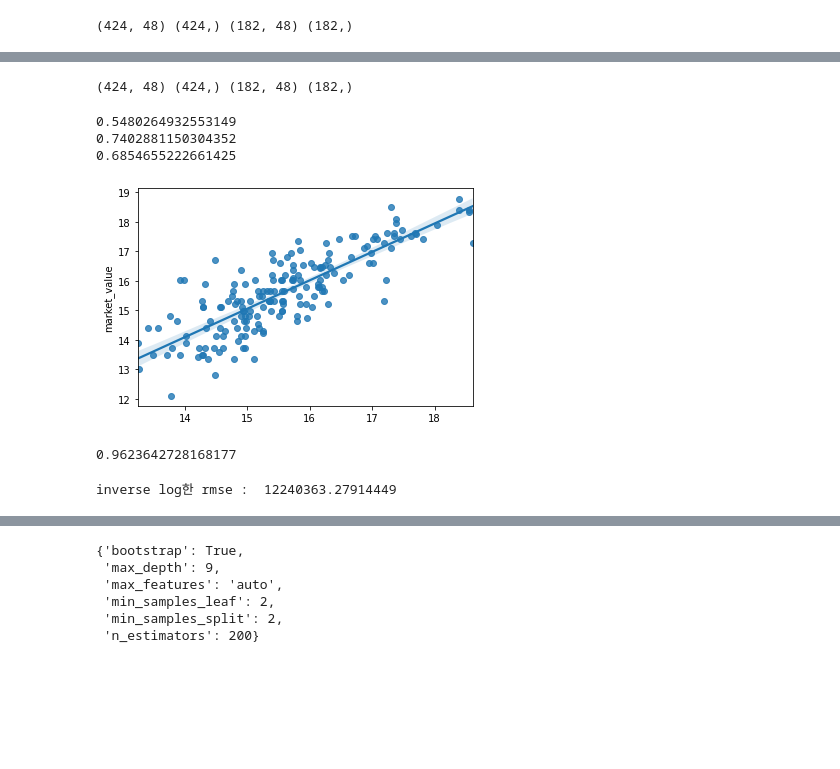
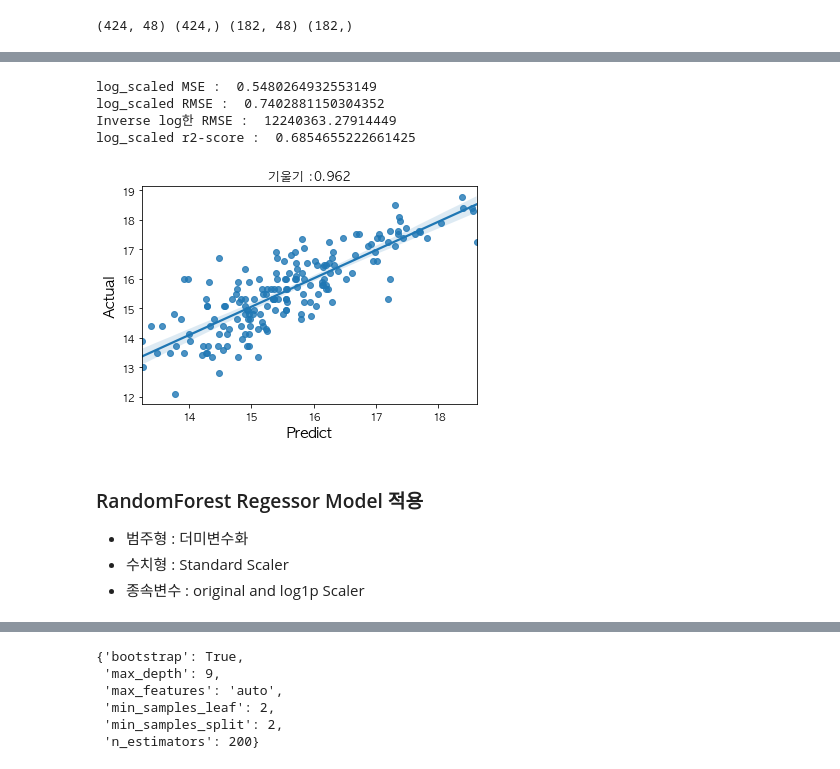
Before and after one commit to dss-17th/reg-repo-8, a Jupyter notebook: modeling_attack.ipynb, the cells around one changed output, grey strips where cells are left out. Saved outputs shown, nothing was run; the diff lists cells and outputs as text; code cells hidden in the pictures; blank space fills up the shorter version.

```diff
--- a/modeling_attack.ipynb
+++ b/modeling_attack.ipynb
@@ -133,30 +173,25 @@ print(f1[0], f2[0], f3[0])
 log_dfy = np.log1p(model_df['market_value'])
 
 train_X, test_X, train_y, test_y = train_test_split(ss_dfX0, log_dfy, test_size=0.3, random_state=3)
-print(train_X.shape, train_y.shape, test_X.shape, test_y.shape)
-# %% [output]
-(424, 48) (424,) (182, 48) (182,)
 # %%
 model_log = LinearRegression(fit_intercept=True).fit(train_X, train_y)
 pred_log = model_log.predict(test_X)
+f = np.polyfit(pred_log, test_y, deg=1)
 
-print(mean_squared_error(test_y, pred_log))
-print(np.sqrt(mean_squared_error(test_y, pred_log)))
-print(r2_score(test_y, pred_log))
+print("log_scaled MSE : ", mean_squared_error(test_y, pred_log))
+print("log_scaled RMSE : ",np.sqrt(mean_squared_error(test_y, pred_log)))
+print("Inverse log한 RMSE : ", np.sqrt(np.sum((((np.exp(test_y) -1) - (np.exp(pred_log) -1))**2)) / len(test_y)))
+print("log_scaled r2-score : ",r2_score(test_y, pred_log))
+
+sns.regplot(x=pred_log, y=test_y)
+plt.title(f"기울기 :{f[0].round(3)}")
+plt.xlabel('Predict', fontsize=15)
+plt.ylabel("Actual", fontsize=15)
+
+plt.show()
 # %% [output]
-0.5480264932553149
-0.7402881150304352
-0.6854655222661425
+log_scaled MSE :  0.5480264932553149
+log_scaled RMSE :  0.7402881150304352
+Inverse log한 RMSE :  12240363.27914449
+log_scaled r2-score :  0.6854655222661425
+[figure, added]
-# %%
-sns.regplot(x=pred_log, y=test_y);
-# %% [output]
-[figure, removed]
-# %%
-f = np.polyfit(pred_log, test_y, deg=1)
-f[0]
-# %% [output]
-0.9623642728168177
-# %%
-print("inverse log한 rmse : ", np.sqrt(np.sum((((np.exp(test_y) -1) - (np.exp(pred_log) -1))**2)) / len(test_y)))
-# %% [output]
-inverse log한 rmse :  12240363.27914449
@@ -165,3 +198,8 @@ from sklearn.ensemble import RandomForestRegressor
+# %% [markdown]
+### RandomForest Regessor Model 적용
+- 범주형 : 더미변수화
+- 수치형 : Standard Scaler
+- 종속변수 : original and log1p Scaler
 # %%
 train_X, test_X, train_y, test_y = train_test_split(ss_dfX0, dfy, test_size=0.3, random_state=3)
 
```
Also changed, not shown: parts of 37 cells of this notebook.
